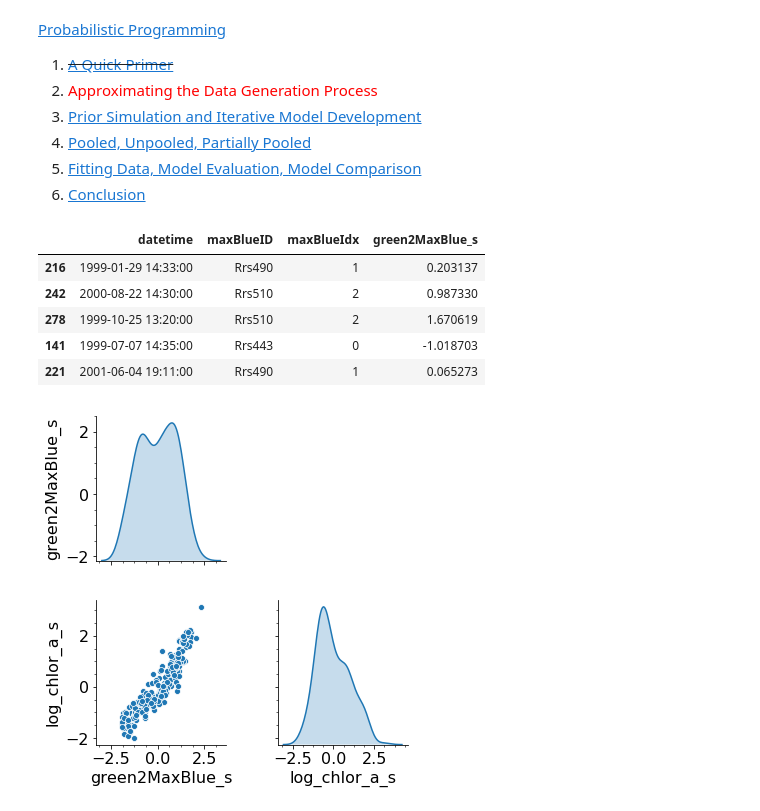
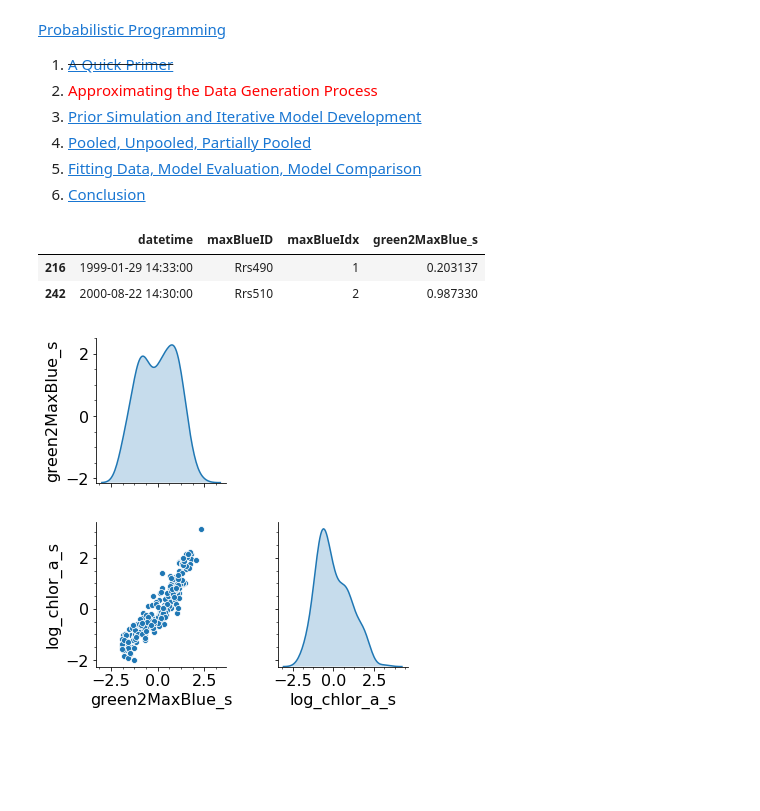
Before and after one commit to madHatter106/IOCS_BUSAN_2019, a Jupyter notebook: BUSAN2019-2-ProbabilisticProgramming.ipynb, the cells around one changed output. Drawn from its saved outputs; the diff is of its cells as text; code cells hidden in the pictures; blank space fills up the shorter version.

```diff
--- a/BUSAN2019-2-ProbabilisticProgramming.ipynb
+++ b/BUSAN2019-2-ProbabilisticProgramming.ipynb
@@ -123,11 +117,8 @@ X_test_s = preproc_dict['testing']['X_s']
 y_train_s = preproc_dict['training']['y_s']
 y_test_s = preproc_dict['testing']['y_s']
 # %%
-X_train_s.head()
+X_train_s.style()
 # %% [output]
 |  | datetime | maxBlueID | maxBlueIdx | green2MaxBlue_s |
 | 216 | 1999-01-29 14:33:00 | Rrs490 | 1 | 0.203137 |
 | 242 | 2000-08-22 14:30:00 | Rrs510 | 2 | 0.987330 |
-| 278 | 1999-10-25 13:20:00 | Rrs510 | 2 | 1.670619 |
-| 141 | 1999-07-07 14:35:00 | Rrs443 | 0 | -1.018703 |
-| 221 | 2001-06-04 19:11:00 | Rrs490 | 1 | 0.065273 |
```
Also changed, not shown: parts of 7 cells of this notebook, 1 other file.
